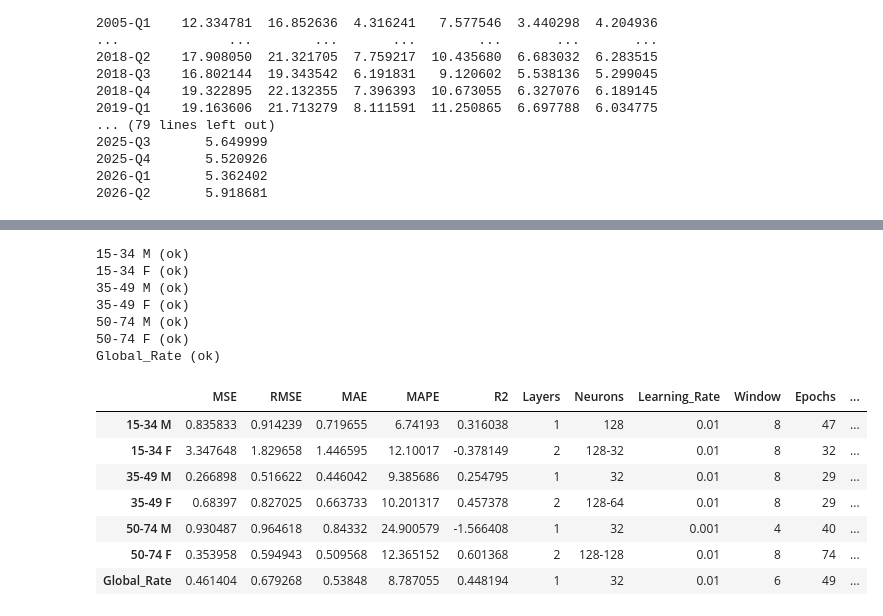
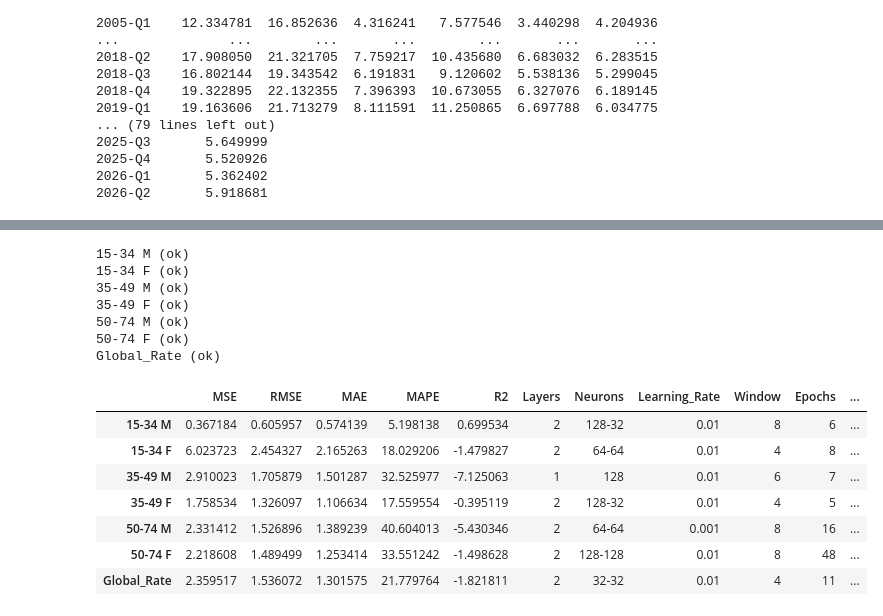
Before and after one commit to elkasegura/HYBRID_SARIMA, a Jupyter notebook: 4_GRU.ipynb, the cells around one changed output, grey strips where cells are left out. Drawn from its saved outputs; the diff is of its cells as text; code cells hidden in the pictures.

```diff
--- a/4_GRU.ipynb
+++ b/4_GRU.ipynb
@@ -301,13 +301,13 @@ Global_Rate (ok)
 # %%
 
 gru_best_params = {
-    "15-34 M": {"neurons": (128,), "lr": 0.01, "window": 8, "epochs": 47, "batch_size": 16, "dropout": 0.1},
-    "15-34 F": {"neurons": (128, 32), "lr": 0.01, "window": 8, "epochs": 32, "batch_size": 16, "dropout": 0.0},
-    "35-49 M": {"neurons": (32,), "lr": 0.01, "window": 8, "epochs": 29, "batch_size": 32, "dropout": 0.1},
-    "35-49 F": {"neurons": (128, 64), "lr": 0.01, "window": 8, "epochs": 29, "batch_size": 32, "dropout": 0.3},
-    "50-74 M": {"neurons": (32,), "lr": 0.001, "window": 4, "epochs": 40, "batch_size": 32, "dropout": 0.3},
-    "50-74 F": {"neurons": (128, 128), "lr": 0.01, "window": 8, "epochs": 74, "batch_size": 16, "dropout": 0.0},
-    "Global_Rate": {"neurons": (32,), "lr": 0.01, "window": 6, "epochs": 49, "batch_size": 16, "dropout": 0.3}
+    "15-34 M": {"neurons": (128, 32), "lr": 0.01, "window": 8, "epochs": 6, "batch_size": 32, "dropout": 0.1},
+    "15-34 F": {"neurons": (64, 64), "lr": 0.01, "window": 4, "epochs": 8, "batch_size": 16, "dropout": 0.0},
+    "35-49 M": {"neurons": (128,), "lr": 0.01, "window": 6, "epochs": 7, "batch_size": 16, "dropout": 0.1},
+    "35-49 F": {"neurons": (128, 32), "lr": 0.01, "window": 4, "epochs": 5, "batch_size": 16, "dropout": 0.0},
+    "50-74 M": {"neurons": (64, 64), "lr": 0.001, "window": 8, "epochs": 16, "batch_size": 32, "dropout": 0.3},
+    "50-74 F": {"neurons": (128, 128), "lr": 0.01, "window": 8, "epochs": 48, "batch_size": 32, "dropout": 0.3},
+    "Global_Rate": {"neurons": (32, 32), "lr": 0.01, "window": 4, "epochs": 11, "batch_size": 16, "dropout": 0.3}
 }
 
 gru_results={}
@@ -350,40 +350,40 @@ for col,params in gru_best_params.items():
     real=y_test
     mse=mean_squared_error(real,pred)
     rmse=np.sqrt(mse)
     mae=mean_absolute_error(real,pred)
     mask=real!=0
     mape=np.mean(np.abs((real[mask]-pred[mask])/real[mask]))*100 if mask.any() else np.nan
     r2=r2_score(real,pred) if len(real)>1 else np.nan
     gru_results[col]={
         "MSE":mse,"RMSE":rmse,"MAE":mae,"MAPE":mape,"R2":r2,
         "Layers":len(params["neurons"]),"Neurons":"-".join(map(str,params["neurons"])),
         "Learning_Rate":params["lr"],"Window":window,"Epochs":params["epochs"],
         "Batch_Size":params["batch_size"],"Dropout":params["dropout"]
     }
     print(f"{col} (ok)")
 
 gru_results_df=pd.DataFrame(gru_results).T.round(4)
 (BASE/"results"/"GRU").mkdir(parents=True,exist_ok=True)
 gru_predictions_df=pd.DataFrame(gru_predictions).T
 gru_predictions_df.to_csv(BASE/"results"/"GRU"/"gru_predictions.csv",index=True)
 gru_results_df.to_csv(BASE/"results"/"GRU"/"gru_results.csv",index=True)
 display(gru_results_df)
 # %% [output]
 15-34 M (ok)
 15-34 F (ok)
 35-49 M (ok)
 35-49 F (ok)
 50-74 M (ok)
 50-74 F (ok)
 Global_Rate (ok)
 |  | MSE | RMSE | MAE | MAPE | R2 | Layers | Neurons | Learning_Rate | Window | Epochs | ... |
-| 15-34 M | 0.835833 | 0.914239 | 0.719655 | 6.74193 | 0.316038 | 1 | 128 | 0.01 | 8 | 47 | ... |
-| 15-34 F | 3.347648 | 1.829658 | 1.446595 | 12.10017 | -0.378149 | 2 | 128-32 | 0.01 | 8 | 32 | ... |
-| 35-49 M | 0.266898 | 0.516622 | 0.446042 | 9.385686 | 0.254795 | 1 | 32 | 0.01 | 8 | 29 | ... |
-| 35-49 F | 0.68397 | 0.827025 | 0.663733 | 10.201317 | 0.457378 | 2 | 128-64 | 0.01 | 8 | 29 | ... |
-| 50-74 M | 0.930487 | 0.964618 | 0.84332 | 24.900579 | -1.566408 | 1 | 32 | 0.001 | 4 | 40 | ... |
-| 50-74 F | 0.353958 | 0.594943 | 0.509568 | 12.365152 | 0.601368 | 2 | 128-128 | 0.01 | 8 | 74 | ... |
-| Global_Rate | 0.461404 | 0.679268 | 0.53848 | 8.787055 | 0.448194 | 1 | 32 | 0.01 | 6 | 49 | ... |
+| 15-34 M | 0.367184 | 0.605957 | 0.574139 | 5.198138 | 0.699534 | 2 | 128-32 | 0.01 | 8 | 6 | ... |
+| 15-34 F | 6.023723 | 2.454327 | 2.165263 | 18.029206 | -1.479827 | 2 | 64-64 | 0.01 | 4 | 8 | ... |
+| 35-49 M | 2.910023 | 1.705879 | 1.501287 | 32.525977 | -7.125063 | 1 | 128 | 0.01 | 6 | 7 | ... |
+| 35-49 F | 1.758534 | 1.326097 | 1.106634 | 17.559554 | -0.395119 | 2 | 128-32 | 0.01 | 4 | 5 | ... |
+| 50-74 M | 2.331412 | 1.526896 | 1.389239 | 40.604013 | -5.430346 | 2 | 64-64 | 0.001 | 8 | 16 | ... |
+| 50-74 F | 2.218608 | 1.489499 | 1.253414 | 33.551242 | -1.498628 | 2 | 128-128 | 0.01 | 8 | 48 | ... |
+| Global_Rate | 2.359517 | 1.536072 | 1.301575 | 21.779764 | -1.821811 | 2 | 32-32 | 0.01 | 4 | 11 | ... |
 # %%
 # Academic style
 import matplotlib.pyplot as plt
```
Also changed, not shown: parts of 4 cells of this notebook, 40 other files.
